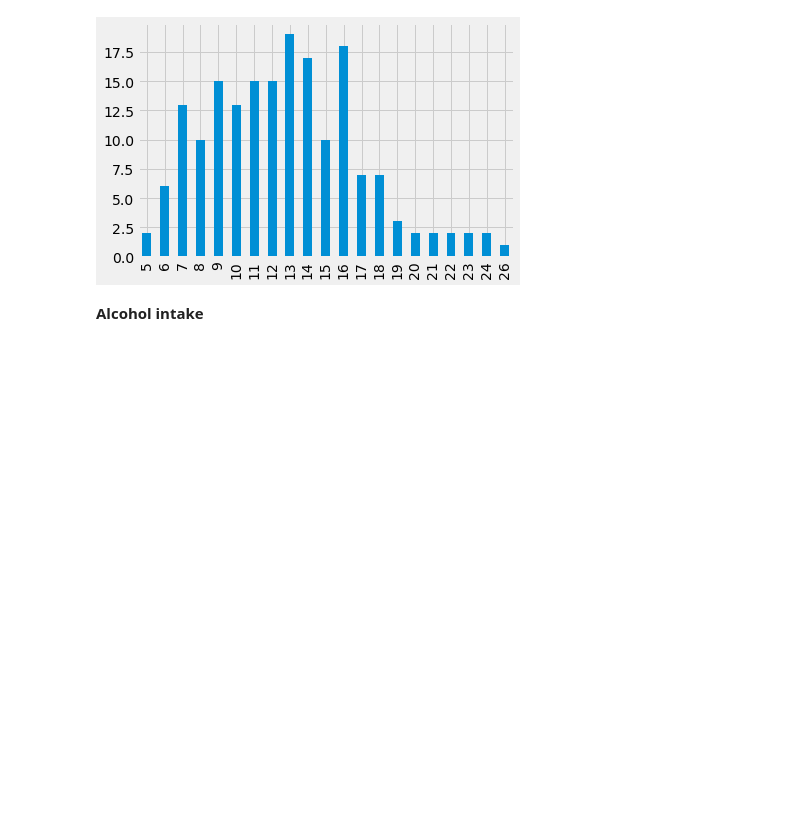
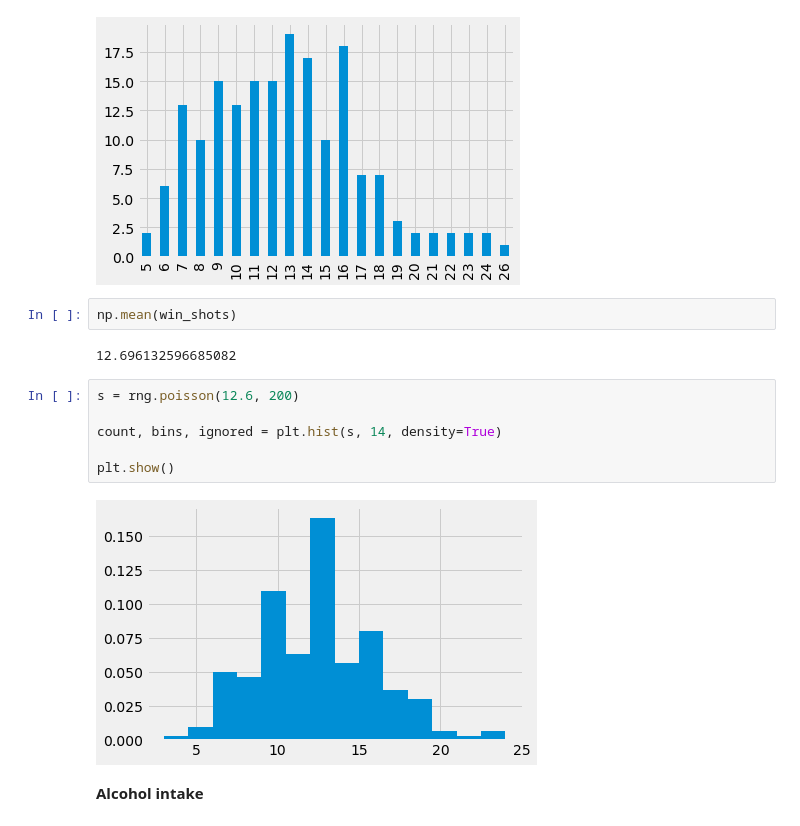
Before and after one commit to colm-o-caoimh/FootballSimulation, a Jupyter notebook: PDA_Project2020.ipynb, the cells around one changed output. Saved outputs shown, nothing was run; the diff lists cells and outputs as text; blank space fills up the shorter version.

```diff
--- a/PDA_Project2020.ipynb
+++ b/PDA_Project2020.ipynb
@@ -412,6 +412,18 @@ win_shots_distribution.plot(kind='bar')
 # %% [output]
 <matplotlib.axes._subplots.AxesSubplot at 0x...>
 [figure]
+# %%
+np.mean(win_shots)
+# %% [output]
+12.696132596685082
+# %%
+s = rng.poisson(12.6, 200)
+
+count, bins, ignored = plt.hist(s, 14, density=True)
+
+plt.show()
+# %% [output]
+[figure, added]
 # %% [markdown]
 **Alcohol intake**
 # %% [markdown]
```
Also changed, not shown: parts of 20 cells of this notebook.
